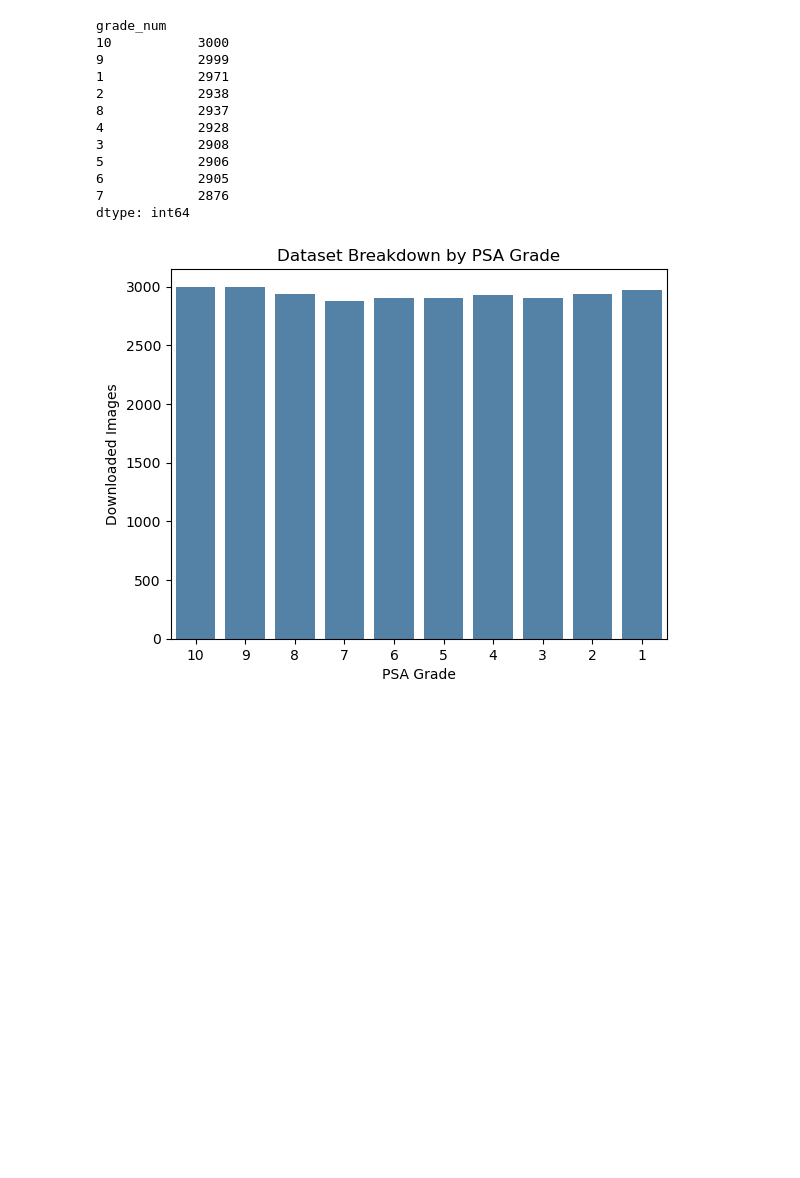
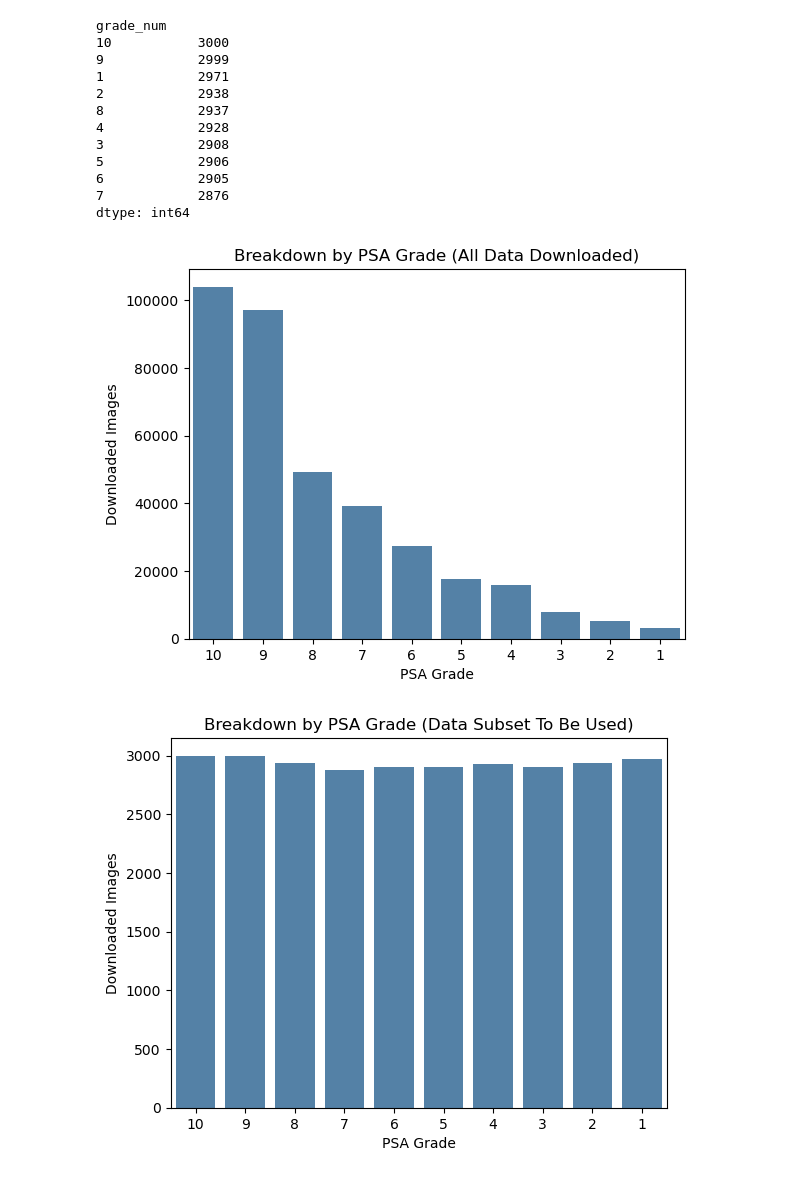
Before and after one commit to BrianMillerS/trading_card_grading_capstone, a Jupyter notebook: make_metadata_file.ipynb, the cells around one changed output. Saved outputs shown, nothing was run; the diff lists cells and outputs as text; code cells hidden in the pictures; blank space fills up the shorter version.

```diff
--- a/make_metadata_file.ipynb
+++ b/make_metadata_file.ipynb
@@ -36,16 +40,16 @@ metadata_filename = "metadata_3k_subset.pickle"
 ## LOAD THE METADATA ##
 
 # combine all of the metadata files
-df1 = pd.read_pickle('/Users/brianmiller/Desktop/collection_files/PSA1_collectors_metadata.pkl')
-df2 = pd.read_pickle('/Users/brianmiller/Desktop/collection_files/PSA2_collectors_metadata.pkl')
-df3 = pd.read_pickle('/Users/brianmiller/Desktop/collection_files/PSA3_collectors_metadata.pkl')
-df4 = pd.read_pickle('/Users/brianmiller/Desktop/collection_files/PSA4_collectors_metadata.pkl')
-df5 = pd.read_pickle('/Users/brianmiller/Desktop/collection_files/PSA5_collectors_metadata.pkl')
-df6 = pd.read_pickle('/Users/brianmiller/Desktop/collection_files/PSA6_collectors_metadata.pkl')
-df7 = pd.read_pickle('/Users/brianmiller/Desktop/collection_files/PSA7_collectors_metadata.pkl')
-df8 = pd.read_pickle('/Users/brianmiller/Desktop/collection_files/PSA8_collectors_metadata.pkl')
-df9 = pd.read_pickle('/Users/brianmiller/Desktop/collection_files/PSA9_collectors_metadata.pkl')
-df10 = pd.read_pickle('/Users/brianmiller/Desktop/collection_files/PSA10_collectors_metadata.pkl')
+df1 = pd.read_pickle('/Users/brianmiller/Desktop/past_capstone_folders/collection_files/PSA1_collectors_metadata.pkl')
+df2 = pd.read_pickle('/Users/brianmiller/Desktop/past_capstone_folders/collection_files/PSA2_collectors_metadata.pkl')
+df3 = pd.read_pickle('/Users/brianmiller/Desktop/past_capstone_folders/collection_files/PSA3_collectors_metadata.pkl')
+df4 = pd.read_pickle('/Users/brianmiller/Desktop/past_capstone_folders/collection_files/PSA4_collectors_metadata.pkl')
+df5 = pd.read_pickle('/Users/brianmiller/Desktop/past_capstone_folders/collection_files/PSA5_collectors_metadata.pkl')
+df6 = pd.read_pickle('/Users/brianmiller/Desktop/past_capstone_folders/collection_files/PSA6_collectors_metadata.pkl')
+df7 = pd.read_pickle('/Users/brianmiller/Desktop/past_capstone_folders/collection_files/PSA7_collectors_metadata.pkl')
+df8 = pd.read_pickle('/Users/brianmiller/Desktop/past_capstone_folders/collection_files/PSA8_collectors_metadata.pkl')
+df9 = pd.read_pickle('/Users/brianmiller/Desktop/past_capstone_folders/collection_files/PSA9_collectors_metadata.pkl')
+df10 = pd.read_pickle('/Users/brianmiller/Desktop/past_capstone_folders/collection_files/PSA10_collectors_metadata.pkl')
 
 # concatenate dataframes
 metadata_df = pd.concat([df1,df2,df3,df4,df5,df6,df7,df8,df9,df10])
@@ -98,13 +113,14 @@ None
 ## MAKE A TRUNCATED VERSION OF THE METADATA ##
 
 # subset the metadata to just the files in a specific folder
-folder_path = "/Users/brianmiller/Desktop/collection_files/images_3k"
+folder_path = "/Users/brianmiller/Desktop/past_capstone_folders/collection_files/images_3k"
 file_names = os.listdir(folder_path)  # get file names
 metadata_df_subset = metadata_df[metadata_df["image_name_file"].isin(file_names)]
 
 # print(metadata_df_subset.info())
 print(metadata_df_subset[["grade_num"]].value_counts())
 
+# RUN ONLY ONCE
 # # save to pickle file
 # metadata_df_subset.to_pickle(metadata_filename)
 # %% [output]
@@ -123,14 +139,25 @@ dtype: int64
 # %%
 ##  VISUALIZE DISTRIBUTION  ##
 
 sns.countplot(x='grade_num', data=metadata_df,color='steelblue', order=sorted(metadata_df['grade_num'].unique(), reverse=True))
 
 # Set the plot title and axis labels
-plt.title('Dataset Breakdown by PSA Grade')
+plt.title('Breakdown by PSA Grade (All Data Downloaded)')
 plt.xlabel('PSA Grade')
 plt.ylabel('Downloaded Images')
 
 # Display the plot
 plt.show()
+
+sns.countplot(x='grade_num', data=metadata_df_subset,color='steelblue', order=sorted(metadata_df['grade_num'].unique(), reverse=True))
+
+# Set the plot title and axis labels
+plt.title('Breakdown by PSA Grade (Data Subset To Be Used)')
+plt.xlabel('PSA Grade')
+plt.ylabel('Downloaded Images')
+
+# Display the plot
+plt.show()
 # %% [output]
-[figure, old version]
+[figure, new version]
+[figure, added]
```
Also changed, not shown: parts of 3 cells of this notebook, 3 other files.
